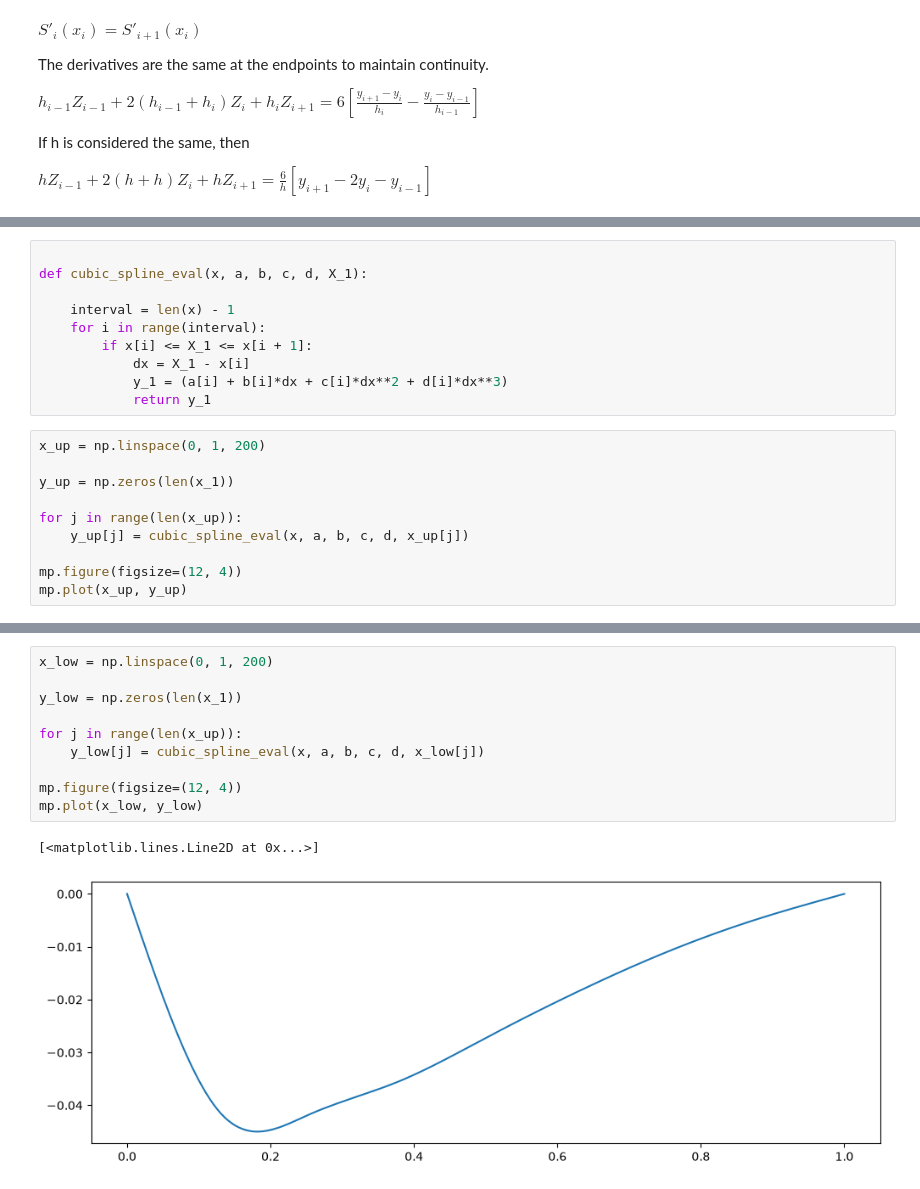
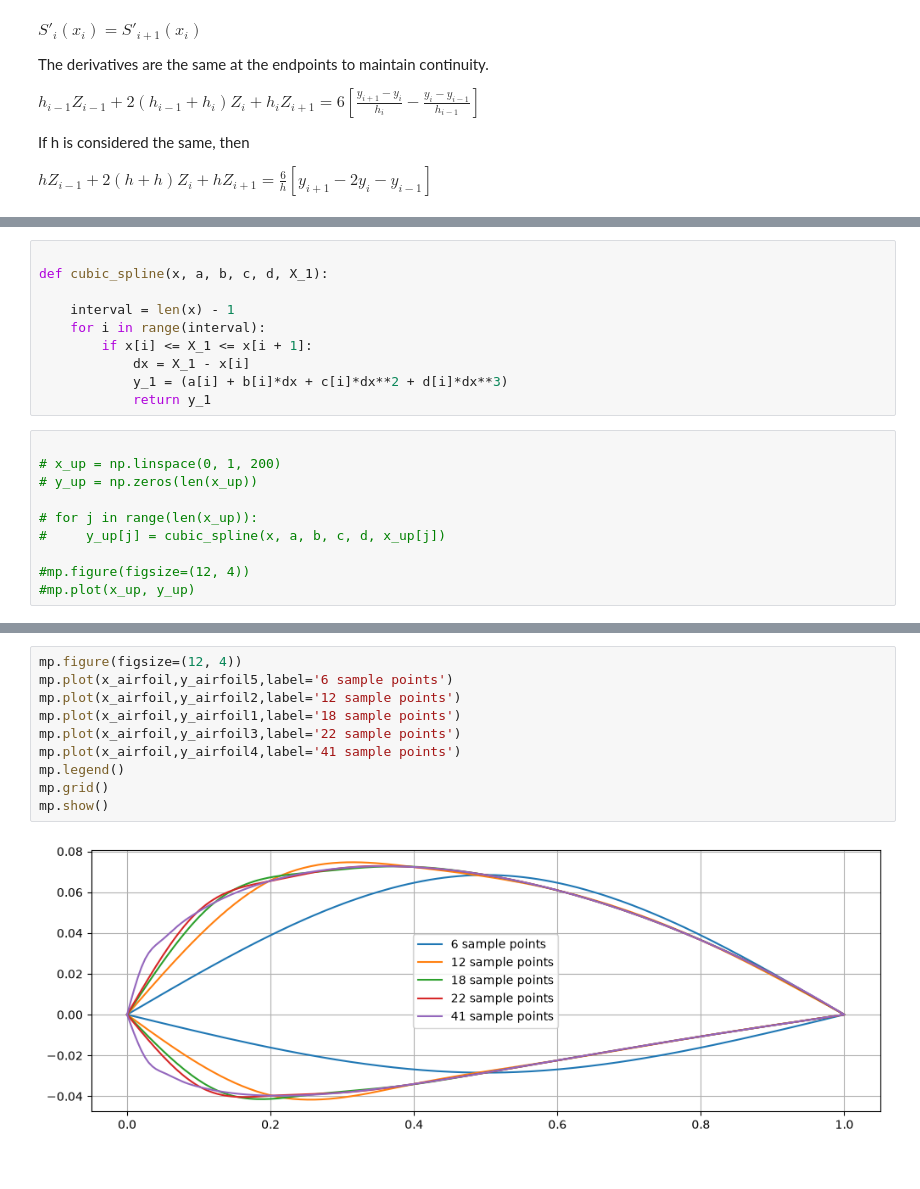
Before and after one commit to Aathi2165/AE801_2026, a Jupyter notebook: interpolation/Raguram_interpolation.ipynb, the cells around one changed output, grey strips where cells are left out. Cells and saved outputs as stored; diff of their text form.

Commit message:
add cubic spline for different sample points

```diff
--- a/interpolation/Raguram_interpolation.ipynb
+++ b/interpolation/Raguram_interpolation.ipynb
@@ -469,7 +458,7 @@ for i in range(n):
 #print(a,b,c,d)
 # %%
 
-def cubic_spline_eval(x, a, b, c, d, X_1):
+def cubic_spline(x, a, b, c, d, X_1):
 
     interval = len(x) - 1
     for i in range(interval):
@@ -478,12 +467,12 @@ def cubic_spline_eval(x, a, b, c, d, X_1):
             y_1 = (a[i] + b[i]*dx + c[i]*dx**2 + d[i]*dx**3)
             return y_1
 # %%
-x_up = np.linspace(0, 1, 200)
 
-y_up = np.zeros(len(x_1))
+# x_up = np.linspace(0, 1, 200)
+# y_up = np.zeros(len(x_up))
 
-for j in range(len(x_up)):
-    y_up[j] = cubic_spline_eval(x, a, b, c, d, x_up[j])
+# for j in range(len(x_up)):
+#     y_up[j] = cubic_spline(x, a, b, c, d, x_up[j])
 
-mp.figure(figsize=(12, 4))
-mp.plot(x_up, y_up)
+#mp.figure(figsize=(12, 4))
+#mp.plot(x_up, y_up)
@@ -504,13 +606,12 @@ n = len(x) - 1 # number of unknown, x-1 since at boundary its zero
-# %%
-x_low = np.linspace(0, 1, 200)
-
-y_low = np.zeros(len(x_1))
-
-for j in range(len(x_up)):
-    y_low[j] = cubic_spline_eval(x, a, b, c, d, x_low[j])
-
-mp.figure(figsize=(12, 4))
-mp.plot(x_low, y_low)
-# %% [output]
-[<matplotlib.lines.Line2D at 0x...>]
-[figure, removed]
+# %%
+mp.figure(figsize=(12, 4))
+mp.plot(x_airfoil,y_airfoil5,label='6 sample points')
+mp.plot(x_airfoil,y_airfoil2,label='12 sample points')
+mp.plot(x_airfoil,y_airfoil1,label='18 sample points')
+mp.plot(x_airfoil,y_airfoil3,label='22 sample points')
+mp.plot(x_airfoil,y_airfoil4,label='41 sample points')
+mp.legend()
+mp.grid()
+mp.show()
+# %% [output]
+[figure, added]
```
Also changed, not shown: parts of 14 cells of this notebook.
